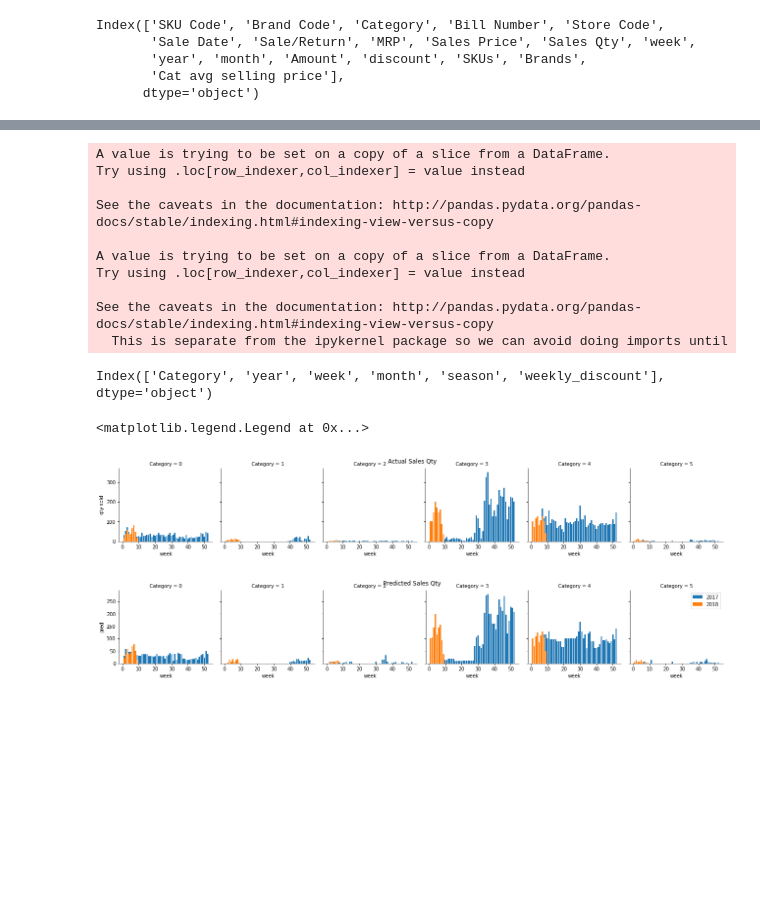
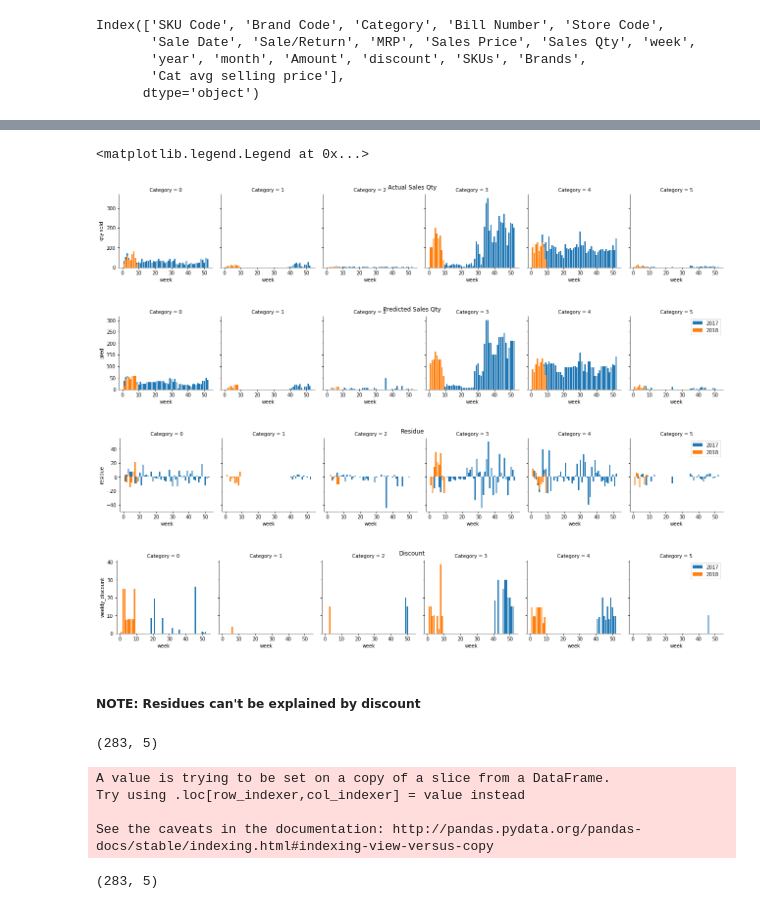
Before and after one commit to Somani-Harsh/data-science-python, a Jupyter notebook: Store Sales Data -- Forecast.ipynb, the cells around one changed output, grey strips where cells are left out. Cells and saved outputs as stored; diff of their text form; code cells hidden in the pictures; blank space fills up the shorter version.

```diff
--- a/Store Sales Data -- Forecast.ipynb
+++ b/Store Sales Data -- Forecast.ipynb
@@ -202,37 +219,47 @@ t_df.head()
+# %%
+g = sns.FacetGrid(t_df, col="Category", hue="year", margin_titles=True)
+g.map(plt.bar, "week", "qty sold")
+g.fig.suptitle("Actual Sales Qty")
+
+g = sns.FacetGrid(t_df, col="Category", hue="year", margin_titles=True)
+g.map(plt.bar, "week", "pred")
+g.fig.suptitle("Predicted Sales Qty")
+plt.legend()
+
+g = sns.FacetGrid(t_df, col="Category", hue="year", margin_titles=True)
+g.map(plt.bar, "week", "residue")
+g.fig.suptitle("Residue")
+plt.legend()
+
+
+g = sns.FacetGrid(t_df, col="Category", hue="year", margin_titles=True)
+g.map(plt.bar, "week", "weekly_discount")
+g.fig.suptitle("Discount")
+plt.legend()
+# %% [output]
+<matplotlib.legend.Legend at 0x...>
+[figure, added]
+[figure, added]
+[figure, added]
+[figure, added]
+# %% [markdown]
+##### NOTE: Residues can't be explained by discount
 # %%
 forecast_df = t_df[t_df["year"]==2017]
 forecast_df["year"] = 2018
-forecast_df["weekly_discount"] = 0
+forecast_df = forecast_df.append(t_df[t_df["year"]==2018])
 forecast_df = forecast_df[features]
+print(forecast_df.shape)
+forecast_df.drop_duplicates()
+forecast_df.shape
 # %% [output]
-A value is trying to be set on a copy of a slice from a DataFrame.
-Try using .loc[row_indexer,col_indexer] = value instead
-
-See the caveats in the documentation: http://pandas.pydata.org/pandas-docs/stable/indexing.html#indexing-view-versus-copy
-
-A value is trying to be set on a copy of a slice from a DataFrame.
-Try using .loc[row_indexer,col_indexer] = value instead
-
-See the caveats in the documentation: http://pandas.pydata.org/pandas-docs/stable/indexing.html#indexing-view-versus-copy
-  This is separate from the ipykernel package so we can avoid doing imports until
+(283, 5)
+A value is trying to be set on a copy of a slice from a DataFrame.
+Try using .loc[row_indexer,col_indexer] = value instead
+
+See the caveats in the documentation: http://pandas.pydata.org/pandas-docs/stable/indexing.html#indexing-view-versus-copy
+(283, 5)
-# %%
-forecast_df.keys()
-# %% [output]
-Index(['Category', 'year', 'week', 'month', 'season', 'weekly_discount'], dtype='object')
 # %%
 forecast_df["pred"] = xgb.predict(np.array(forecast_df.values))
 forecast_df["pred"] = forecast_df["pred"].apply(lambda x: max(0,x))
-# %%
-g = sns.FacetGrid(t_df, col="Category", hue="year", margin_titles=True)
-g.map(plt.bar, "week", "qty sold")
-g.fig.suptitle("Actual Sales Qty")
-
-g = sns.FacetGrid(t_df, col="Category", hue="year", margin_titles=True)
-g.map(plt.bar, "week", "pred")
-g.fig.suptitle("Predicted Sales Qty")
-plt.legend()
-# %% [output]
-<matplotlib.legend.Legend at 0x...>
-[figure, removed]
-[figure, removed]
 # %% [markdown]
```
Also changed, not shown: parts of 21 cells of this notebook, 1 other file.
